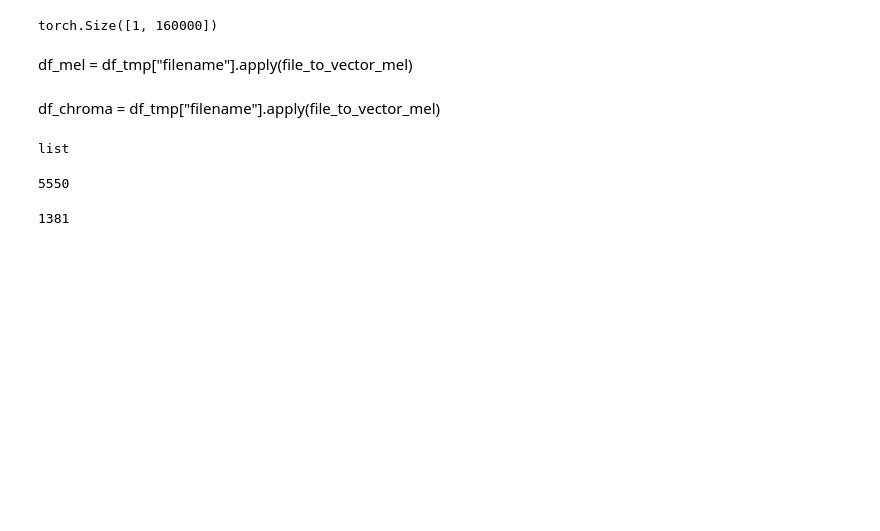
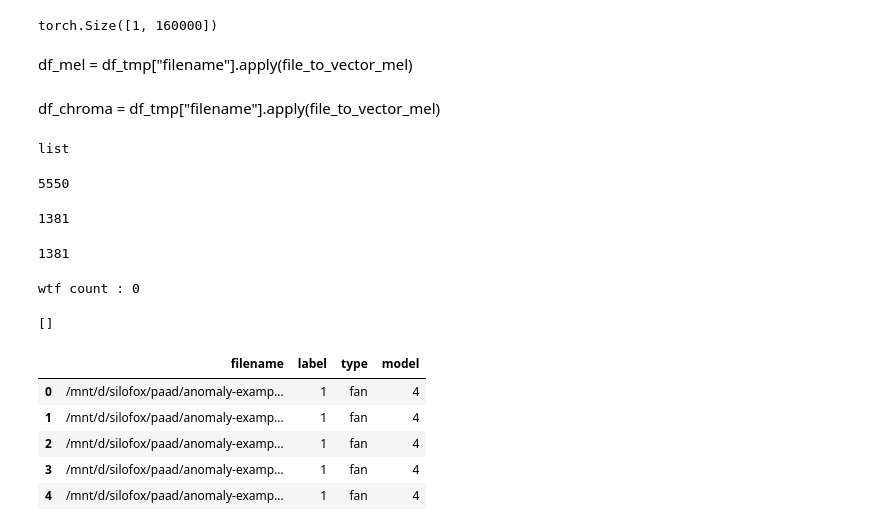
Before and after one commit to meloncus/Paad, a Jupyter notebook: test_and_mockup.ipynb, the cells around one changed output. Saved outputs shown, nothing was run; the diff lists cells and outputs as text; code cells hidden in the pictures; blank space fills up the shorter version.

```diff
--- a/test_and_mockup.ipynb
+++ b/test_and_mockup.ipynb
@@ -552,3 +553,28 @@ dropped_data = get_dropped_data_through_specific_id_from_flatten_data(flatten_da
 len(dropped_data)
 # %% [output]
 1381
+# %%
+dropped_label = get_label_from_flatten_specifics(dropped_data, specific_label)
+# %%
+len(dropped_label)
+# %% [output]
+1381
+# %%
+wtf_arr = view_wtf_sample(dropped_data, dropped_label)
+# %% [output]
+wtf count : 0
+# %%
+wtf_arr
+# %% [output]
+[]
+# %%
+df = get_dataframe_from_flatten_data_and_label(dropped_data, dropped_label)
+# %%
+df.head()
+# %% [output]
+|  | filename | label | type | model |
+| 0 | /mnt/d/silofox/paad/anomaly-examp... | 1 | fan | 4 |
+| 1 | /mnt/d/silofox/paad/anomaly-examp... | 1 | fan | 4 |
+| 2 | /mnt/d/silofox/paad/anomaly-examp... | 1 | fan | 4 |
+| 3 | /mnt/d/silofox/paad/anomaly-examp... | 1 | fan | 4 |
+| 4 | /mnt/d/silofox/paad/anomaly-examp... | 1 | fan | 4 |
```
Also changed, not shown: parts of 7 cells of this notebook, 11 other files.
